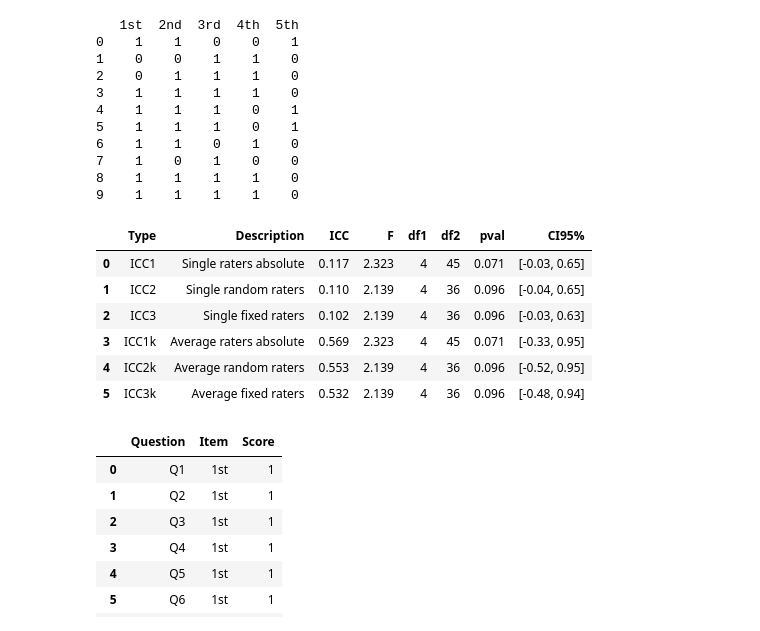
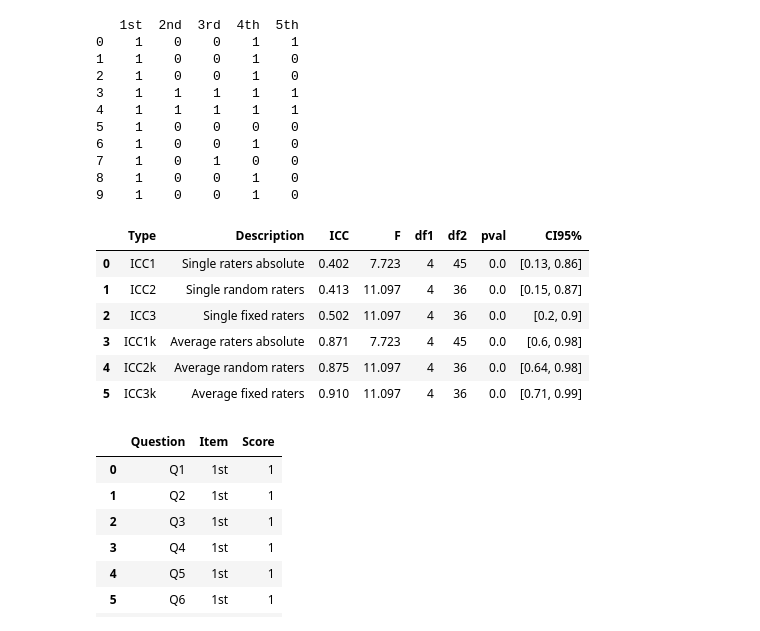
Before and after one commit to ykitaguchi77/statistics_for_articles, a Jupyter notebook: Binary_ICC.ipynb, the cells around one changed output. Drawn from its saved outputs; the diff is of its cells as text; code cells hidden in the pictures.

```diff
--- a/Binary_ICC.ipynb
+++ b/Binary_ICC.ipynb
@@ -9,54 +9,54 @@ import pingouin as pg
 # 仮想データの作成
 # ここでは、5人の評価者が同じ10つの項目について評価していると仮定します。
 # 評価は0（不正解）または1（正解）で行われます。
 
 # 仮想データの例：
 # 評価者1: [1, 1, 0, 1, 1]
 # 評価者2: [1, 1, 1, 1, 0]
 # 評価者3: [1, 0, 1, 1, 1]
 # 評価者4: [1, 1, 1, 0, 1]
 # 評価者5: [1, 0, 1, 1, 1]
 
 data = np.array([
-    [1, 1, 0, 0, 1],
-    [0, 0, 1, 1, 0],
-    [0, 1, 1, 1, 0],
-    [1, 1, 1, 1, 0],
-    [1, 1, 1, 0, 1],
-    [1, 1, 1, 0, 1],
-    [1, 1, 0, 1, 0],
+    [1, 0, 0, 1, 1],
+    [1, 0, 0, 1, 0],
+    [1, 0, 0, 1, 0],
+    [1, 1, 1, 1, 1],
+    [1, 1, 1, 1, 1],
+    [1, 0, 0, 0, 0],
+    [1, 0, 0, 1, 0],
     [1, 0, 1, 0, 0],
-    [1, 1, 1, 1, 0],
-    [1, 1, 1, 1, 0],
+    [1, 0, 0, 1, 0],
+    [1, 0, 0, 1, 0],
 ])
 
 
 # DataFrame形式へ変換
 df = pd.DataFrame(data, columns=['1st', '2nd', '3rd', '4th', '5th'])
 print(df)
 df['Question'] = ['Q1', 'Q2', 'Q3', 'Q4', 'Q5', 'Q6', 'Q7', 'Q8', 'Q9', 'Q10']
 df = df.melt(id_vars=['Question'], var_name='Item', value_name='Score')
 
 # ICCの計算
 icc = pg.intraclass_corr(data=df, targets='Item', raters='Question', ratings='Score').round(3)
 
 icc
 # %% [output]
    1st  2nd  3rd  4th  5th
-0    1    1    0    0    1
-1    0    0    1    1    0
-2    0    1    1    1    0
-3    1    1    1    1    0
-4    1    1    1    0    1
-5    1    1    1    0    1
-6    1    1    0    1    0
+0    1    0    0    1    1
+1    1    0    0    1    0
+2    1    0    0    1    0
+3    1    1    1    1    1
+4    1    1    1    1    1
+5    1    0    0    0    0
+6    1    0    0    1    0
 7    1    0    1    0    0
-8    1    1    1    1    0
-9    1    1    1    1    0
+8    1    0    0    1    0
+9    1    0    0    1    0
 |  | Type | Description | ICC | F | df1 | df2 | pval | CI95% |
-| 0 | ICC1 | Single raters absolute | 0.117 | 2.323 | 4 | 45 | 0.071 | [-0.03, 0.65] |
-| 1 | ICC2 | Single random raters | 0.110 | 2.139 | 4 | 36 | 0.096 | [-0.04, 0.65] |
-| 2 | ICC3 | Single fixed raters | 0.102 | 2.139 | 4 | 36 | 0.096 | [-0.03, 0.63] |
-| 3 | ICC1k | Average raters absolute | 0.569 | 2.323 | 4 | 45 | 0.071 | [-0.33, 0.95] |
-| 4 | ICC2k | Average random raters | 0.553 | 2.139 | 4 | 36 | 0.096 | [-0.52, 0.95] |
-| 5 | ICC3k | Average fixed raters | 0.532 | 2.139 | 4 | 36 | 0.096 | [-0.48, 0.94] |
+| 0 | ICC1 | Single raters absolute | 0.402 | 7.723 | 4 | 45 | 0.0 | [0.13, 0.86] |
+| 1 | ICC2 | Single random raters | 0.413 | 11.097 | 4 | 36 | 0.0 | [0.15, 0.87] |
+| 2 | ICC3 | Single fixed raters | 0.502 | 11.097 | 4 | 36 | 0.0 | [0.2, 0.9] |
+| 3 | ICC1k | Average raters absolute | 0.871 | 7.723 | 4 | 45 | 0.0 | [0.6, 0.98] |
+| 4 | ICC2k | Average random raters | 0.875 | 11.097 | 4 | 36 | 0.0 | [0.64, 0.98] |
+| 5 | ICC3k | Average fixed raters | 0.910 | 11.097 | 4 | 36 | 0.0 | [0.71, 0.99] |
```
Also changed, not shown: parts of 1 cell of this notebook.
